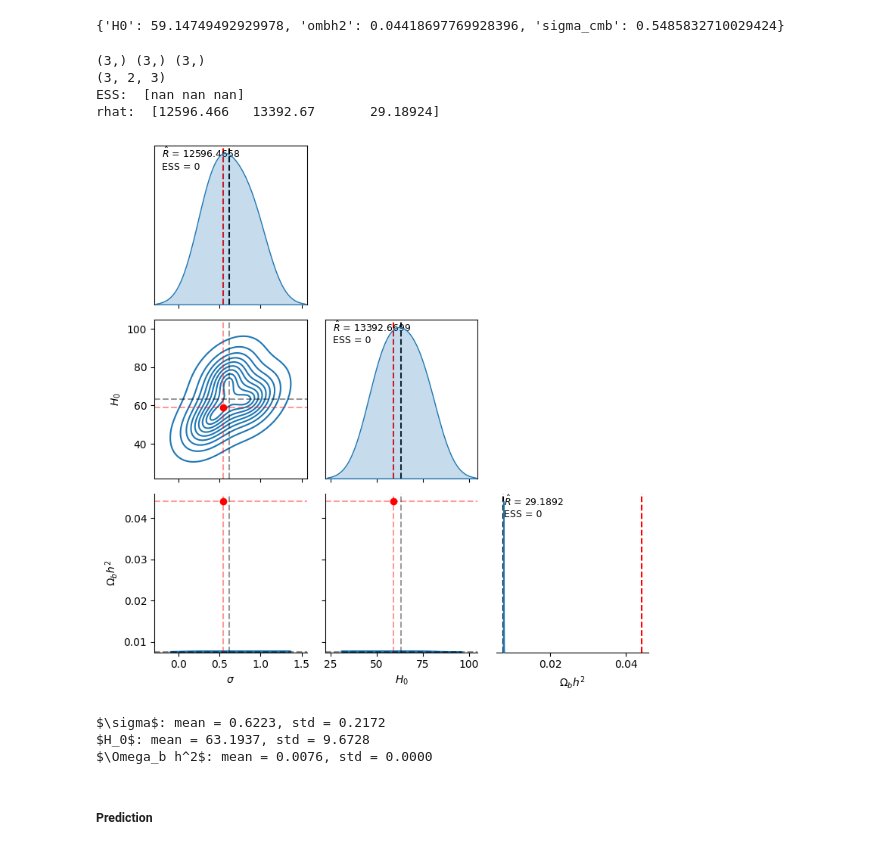
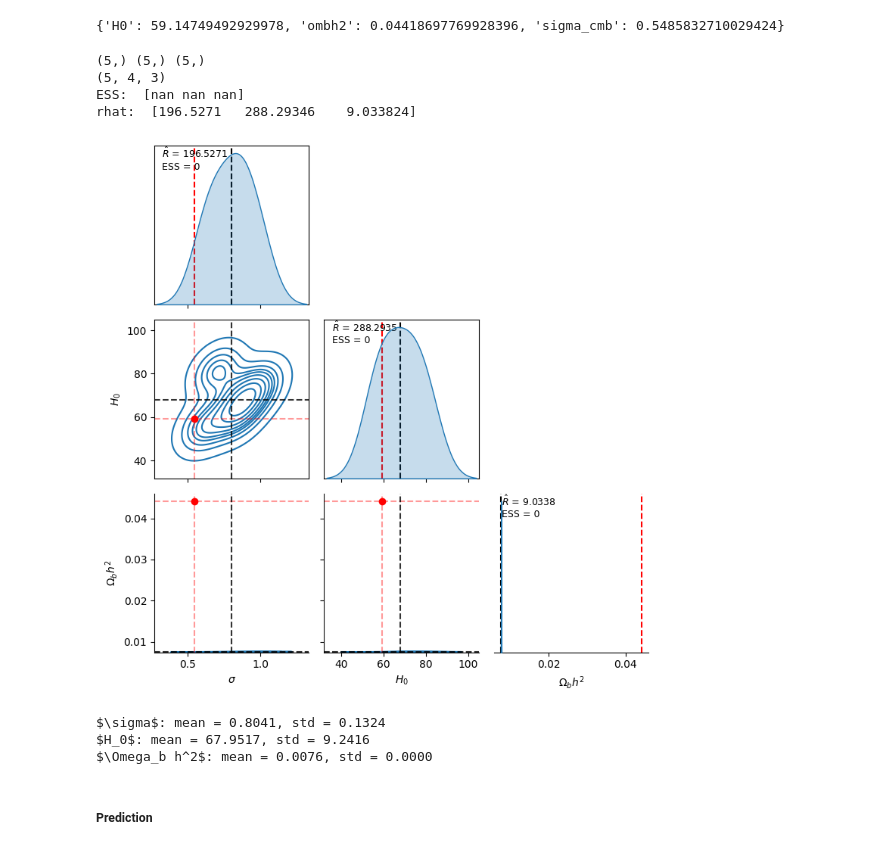
Before and after one commit to AlikMon88/Gibbs-Diff, a Jupyter notebook: unit_main_cosmo.ipynb, the cells around one changed output. Saved outputs shown, nothing was run; the diff lists cells and outputs as text; code cells hidden in the pictures.

```diff
--- a/unit_main_cosmo.ipynb
+++ b/unit_main_cosmo.ipynb
@@ -121,9 +119,9 @@ from modules.comp.diff_trainer import TrainerGDiff
 # %%
-# ### Just the diffusion framework
-# gdiffusion_2d_cosmo = GibbsDiff2D_cosmo(
-# gmodel_2d_cosmo,
-#     image_size = (1, *input_size)
-# )
+### Just the diffusion framework
+gdiffusion_2d_cosmo = GibbsDiff2D_cosmo(
+gmodel_2d_cosmo,
+    image_size = (1, *input_size)
+)
 # %%
 train_num_steps = 2
 # %%
@@ -627,9 +619,9 @@ Adapting step size using 10 iterations
 # %% [markdown]
 version-2
 # %%
-n_it_gibbs = 2
-n_it_burnin_gibbs = 1
-num_chains_per_gibbs_sample = 3
+n_it_gibbs = 5
+n_it_burnin_gibbs = 2
+num_chains_per_gibbs_sample = 50
 # %%
 print('x_0_hat (Point-Estimate):')
 
@@ -697,8 +701,8 @@ sampling-time-taken:  9.23286216656367  mins
 # %%
 # phi_full_all_posterior = phi_full_all_posterior.squeeze(1)
-# phi_all_posterior = phi_full_all_posterior.mean(dim=1)
-# x_denoised_posterior = x_denoised_posterior.mean(dim=1)
-# cmb_all_posterior = cmb_all_posterior.mean(dim=1)
+phi_all_posterior = phi_all_posterior.mean(dim=1, keepdim=True)
+x_denoised_posterior = x_denoised_posterior.unsqueeze(1)
+cmb_all_posterior = cmb_all_posterior.unsqueeze(1)
 
 print(phi_full_all_posterior.shape, phi_all_posterior.shape, x_denoised_posterior.shape, cmb_all_posterior.shape)
 # %% [output]
@@ -825,41 +830,41 @@ for i in range(num_params):
 # Annotate 2D plots
 for i in range(1, num_params):
     for j in range(i):
         ax = axes[i, j]
         ax.axvline(true_vals[labels[j]], color='red', linestyle='--', alpha=0.4)
         ax.axhline(true_vals[labels[i]], color='red', linestyle='--', alpha=0.4)
         ax.plot(true_vals[labels[j]], true_vals[labels[i]], marker='o', color='red')
 
-        ax.axvline(means[j], color='black', linestyle='--', alpha=0.4)
-        ax.axhline(means[i], color='black', linestyle='--', alpha=0.4)
+        ax.axvline(means[j], color='black', linestyle='--', alpha=0.8)
+        ax.axhline(means[i], color='black', linestyle='--', alpha=0.8)
 
 
 # Add box-style (visible spines) to all axes
 for i in range(2):
     for j in range(i + 1):
         ax = axes[i, j]
         for spine in ax.spines.values():
             spine.set_visible(True)
 for i in range(2):
     ax = axes[i, i]
     for spine in ax.spines.values():
         spine.set_visible(True)
 
 # Final layout and plot
 plt.tight_layout()
 plt.show()
 
 # Print summary stats
 for i, label in enumerate(labels):
     print(f"{label}: mean = {means[i]:.4f}, std = {stds[i]:.4f}")
 # %% [output]
-(3,) (3,) (3,)
-(3, 2, 3)
+(5,) (5,) (5,)
+(5, 4, 3)
 ESS:  [nan nan nan]
-rhat:  [12596.466   13392.67       29.18924]
+rhat:  [196.5271   288.29346    9.033824]
-[figure, old version]
+[figure, new version]
-$\sigma$: mean = 0.6223, std = 0.2172
-$H_0$: mean = 63.1937, std = 9.6728
+$\sigma$: mean = 0.8041, std = 0.1324
+$H_0$: mean = 67.9517, std = 9.2416
 $\Omega_b h^2$: mean = 0.0076, std = 0.0000
 # %%
 x_denoised = x_denoised.cpu().numpy().reshape(x_denoised.shape[0], *input_size, 1).astype('float32')
```
Also changed, not shown: parts of 11 cells of this notebook, 2 other files.
